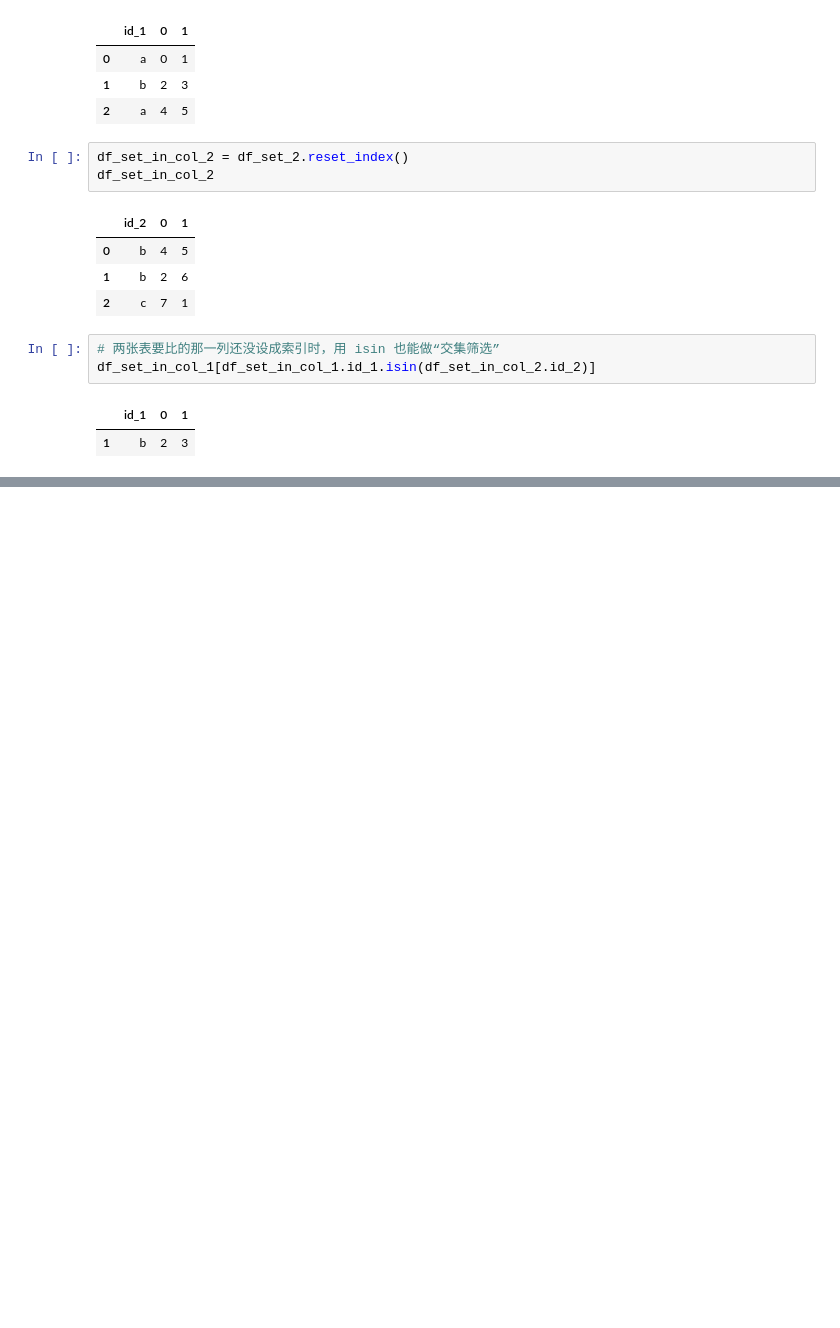
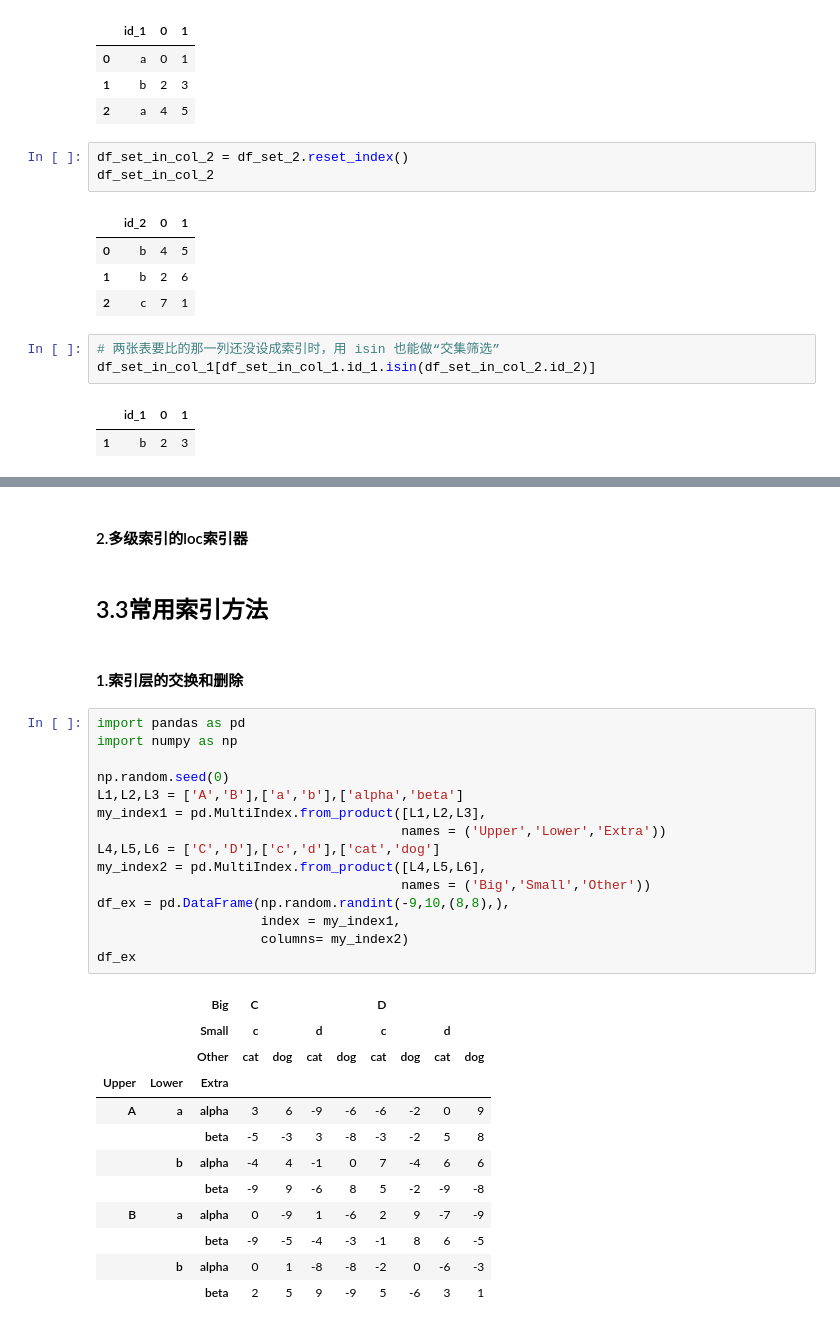
Before and after one commit to jefferyhe2025/python_learning, a Jupyter notebook: pandas/pandas_index.ipynb, the cells around one changed output, grey strips where cells are left out. Saved outputs shown, nothing was run; the diff lists cells and outputs as text; blank space fills up the shorter version.

Commit message:
pandas多级索引

```diff
--- a/pandas/pandas_index.ipynb
+++ b/pandas/pandas_index.ipynb
@@ -341,0 +382,34 @@ df_set_in_col_1[df_set_in_col_1.id_1.isin(df_set_in_col_2.id_2)]
+# %% [markdown]
+#### 2.多级索引的loc索引器
+# %% [markdown]
+## 3.3常用索引方法
+# %% [markdown]
+#### 1.索引层的交换和删除
+# %%
+import pandas as pd
+import numpy as np
+
+np.random.seed(0)
+L1,L2,L3 = ['A','B'],['a','b'],['alpha','beta']
+my_index1 = pd.MultiIndex.from_product([L1,L2,L3],
+                                       names = ('Upper','Lower','Extra'))
+L4,L5,L6 = ['C','D'],['c','d'],['cat','dog']
+my_index2 = pd.MultiIndex.from_product([L4,L5,L6],
+                                       names = ('Big','Small','Other'))
+df_ex = pd.DataFrame(np.random.randint(-9,10,(8,8),),
+                     index = my_index1,
+                     columns= my_index2)
+df_ex
+# %% [output]
+|  |  | Big | C |  |  |  | D |  |  |  |
+|  |  | Small | c |  | d |  | c |  | d |  |
+|  |  | Other | cat | dog | cat | dog | cat | dog | cat | dog |
+| Upper | Lower | Extra |  |  |  |  |  |  |  |  |
+| A | a | alpha | 3 | 6 | -9 | -6 | -6 | -2 | 0 | 9 |
+|  |  | beta | -5 | -3 | 3 | -8 | -3 | -2 | 5 | 8 |
+|  | b | alpha | -4 | 4 | -1 | 0 | 7 | -4 | 6 | 6 |
+|  |  | beta | -9 | 9 | -6 | 8 | 5 | -2 | -9 | -8 |
+| B | a | alpha | 0 | -9 | 1 | -6 | 2 | 9 | -7 | -9 |
+|  |  | beta | -9 | -5 | -4 | -3 | -1 | 8 | 6 | -5 |
+|  | b | alpha | 0 | 1 | -8 | -8 | -2 | 0 | -6 | -3 |
+|  |  | beta | 2 | 5 | 9 | -9 | 5 | -6 | 3 | 1 |
```
Also changed, not shown: parts of 31 cells of this notebook.
